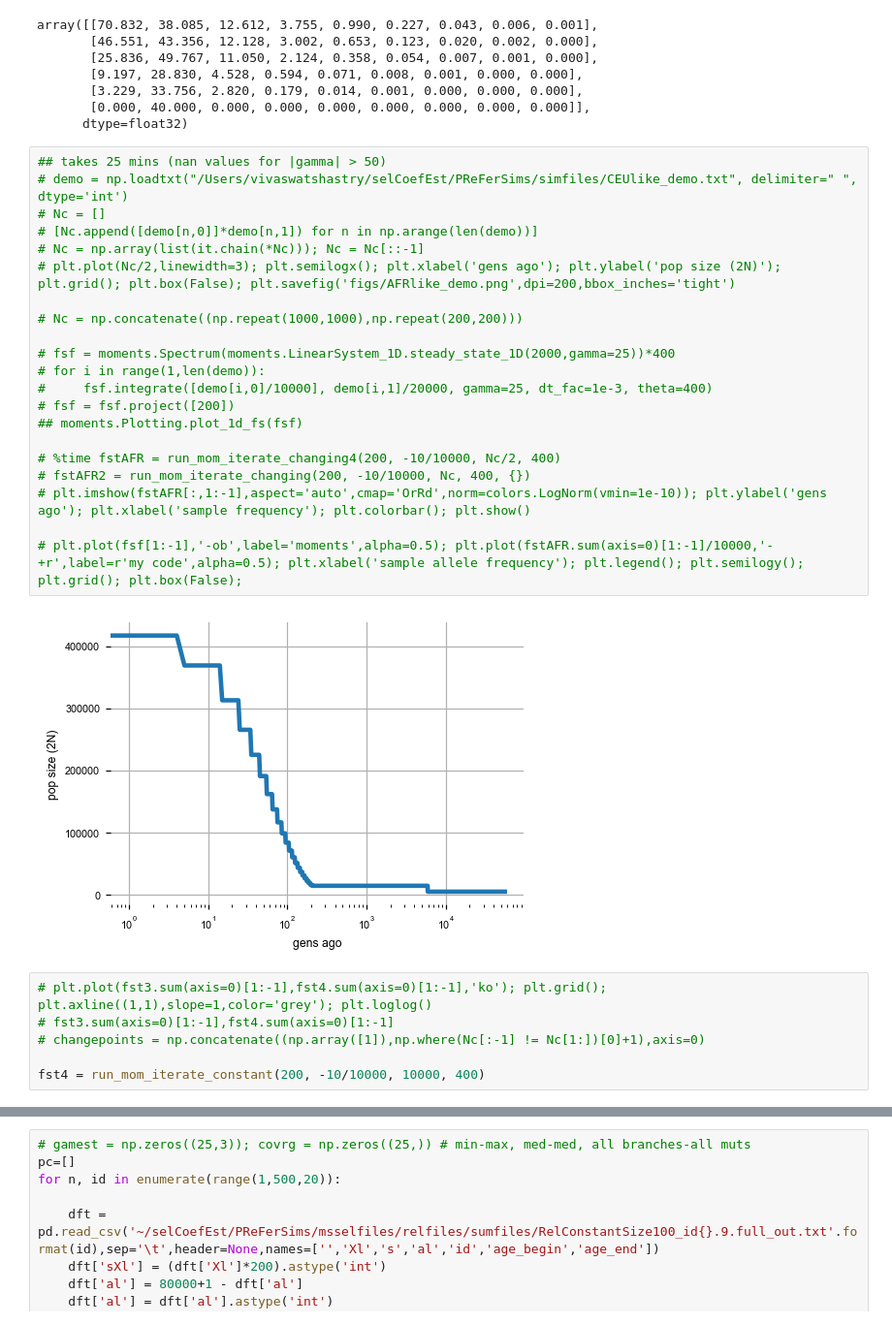
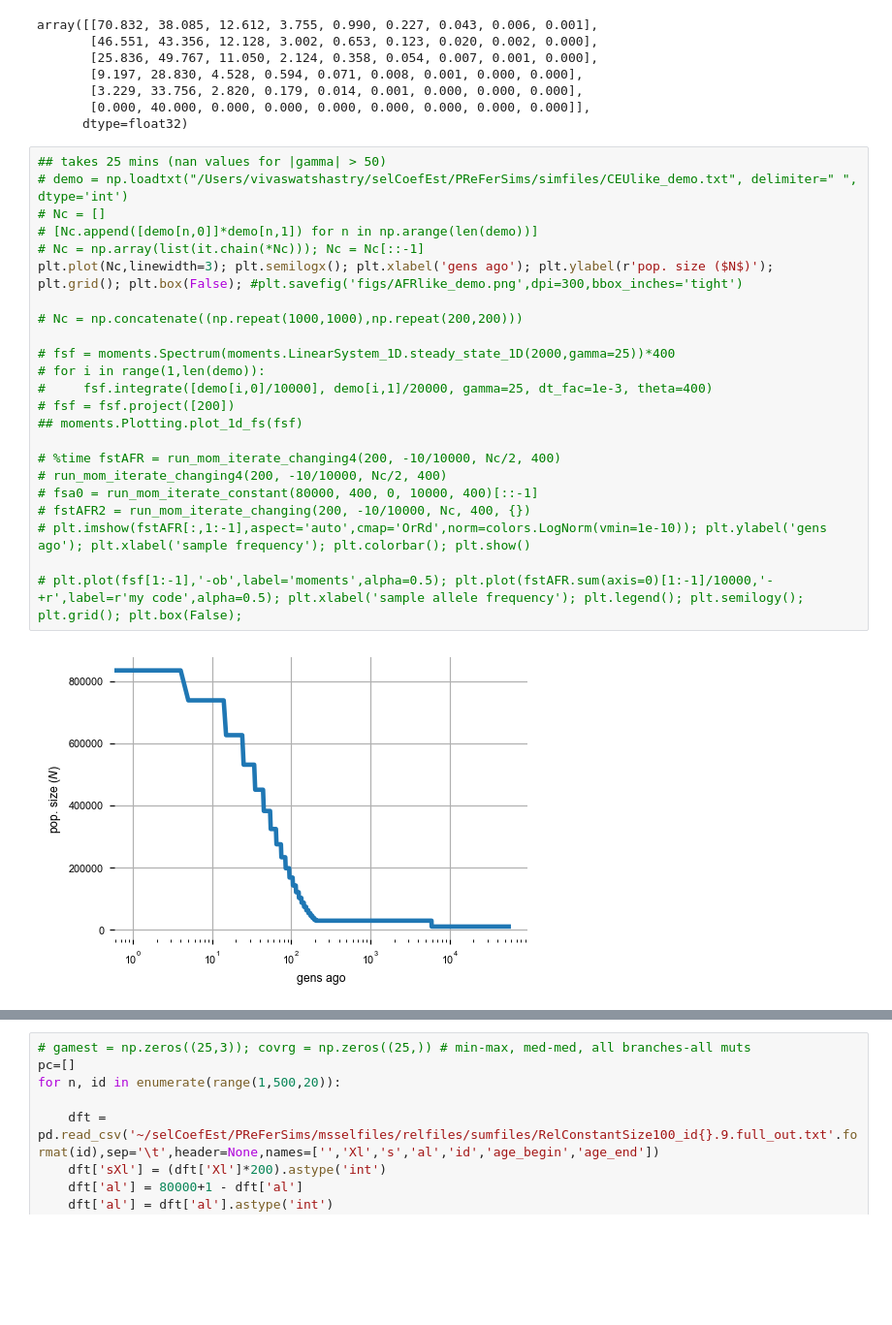
Before and after one commit to VivaswatS/selCoefEst, a Jupyter notebook: import-samp.ipynb, the cells around one changed output, grey strips where cells are left out. Shown at 97% size. Cells and saved outputs as stored; diff of their text form; blank space fills up the shorter version.

```diff
--- a/import-samp.ipynb
+++ b/import-samp.ipynb
@@ -333,29 +336,25 @@ array([[70.832, 38.085, 12.612, 3.755, 0.990, 0.227, 0.043, 0.006, 0.001],
 # %%
 ## takes 25 mins (nan values for |gamma| > 50)
 # demo = np.loadtxt("/Users/vivaswatshastry/selCoefEst/PReFerSims/simfiles/CEUlike_demo.txt", delimiter=" ", dtype='int')
 # Nc = []
 # [Nc.append([demo[n,0]]*demo[n,1]) for n in np.arange(len(demo))]
 # Nc = np.array(list(it.chain(*Nc))); Nc = Nc[::-1]
-# plt.plot(Nc/2,linewidth=3); plt.semilogx(); plt.xlabel('gens ago'); plt.ylabel('pop size (2N)'); plt.grid(); plt.box(False); plt.savefig('figs/AFRlike_demo.png',dpi=200,bbox_inches='tight')
+plt.plot(Nc,linewidth=3); plt.semilogx(); plt.xlabel('gens ago'); plt.ylabel(r'pop. size ($N$)'); plt.grid(); plt.box(False); #plt.savefig('figs/AFRlike_demo.png',dpi=300,bbox_inches='tight')
 
 # Nc = np.concatenate((np.repeat(1000,1000),np.repeat(200,200)))
 
 # fsf = moments.Spectrum(moments.LinearSystem_1D.steady_state_1D(2000,gamma=25))*400
 # for i in range(1,len(demo)):
 #     fsf.integrate([demo[i,0]/10000], demo[i,1]/20000, gamma=25, dt_fac=1e-3, theta=400)
 # fsf = fsf.project([200])
 ## moments.Plotting.plot_1d_fs(fsf)
 
 # %time fstAFR = run_mom_iterate_changing4(200, -10/10000, Nc/2, 400)
+# run_mom_iterate_changing4(200, -10/10000, Nc/2, 400)
+# fsa0 = run_mom_iterate_constant(80000, 400, 0, 10000, 400)[::-1]
 # fstAFR2 = run_mom_iterate_changing(200, -10/10000, Nc, 400, {})
 # plt.imshow(fstAFR[:,1:-1],aspect='auto',cmap='OrRd',norm=colors.LogNorm(vmin=1e-10)); plt.ylabel('gens ago'); plt.xlabel('sample frequency'); plt.colorbar(); plt.show()
 
 # plt.plot(fsf[1:-1],'-ob',label='moments',alpha=0.5); plt.plot(fstAFR.sum(axis=0)[1:-1]/10000,'-+r',label=r'my code',alpha=0.5); plt.xlabel('sample allele frequency'); plt.legend(); plt.semilogy(); plt.grid(); plt.box(False);
 # %% [output]
-[figure, old version]
+[figure, new version]
-# %%
-# plt.plot(fst3.sum(axis=0)[1:-1],fst4.sum(axis=0)[1:-1],'ko'); plt.grid(); plt.axline((1,1),slope=1,color='grey'); plt.loglog()
-# fst3.sum(axis=0)[1:-1],fst4.sum(axis=0)[1:-1]
-# changepoints = np.concatenate((np.array([1]),np.where(Nc[:-1] != Nc[1:])[0]+1),axis=0)
-
-fst4 = run_mom_iterate_constant(200, -10/10000, 10000, 400)
```
Also changed, not shown: parts of 8 cells of this notebook, 15 other files.
